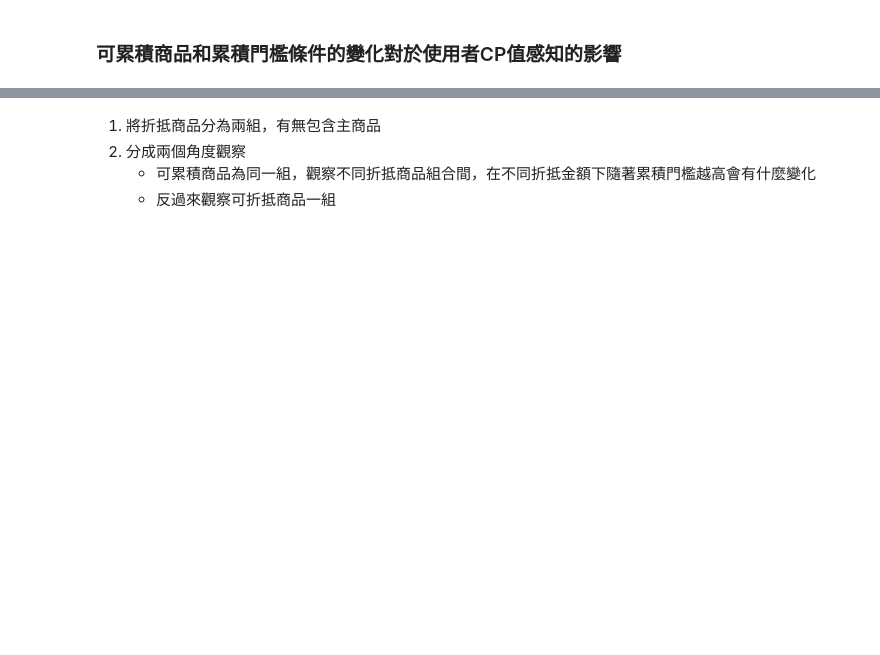
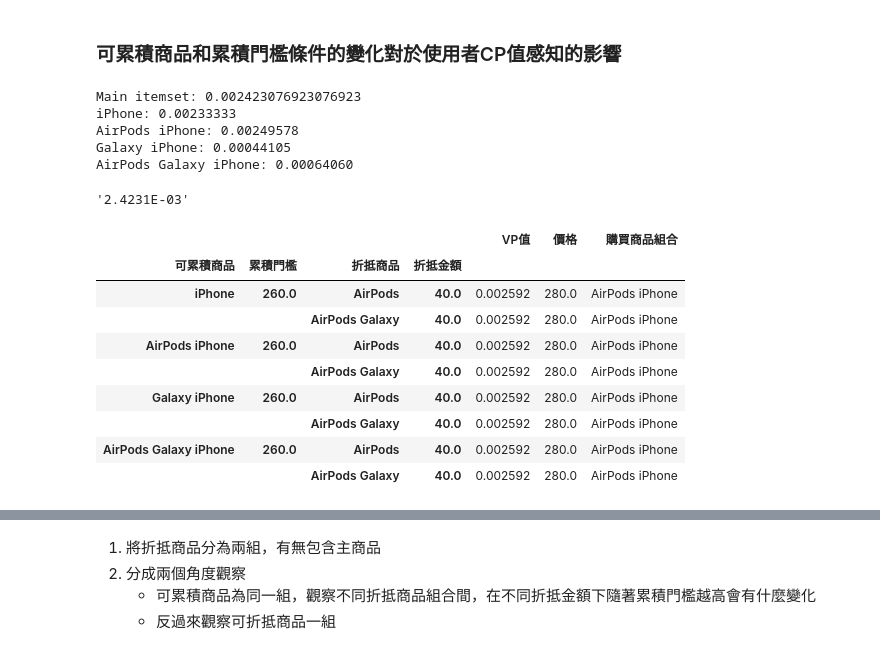
Before and after one commit to Cerulean0601/thesis, a Jupyter notebook: Greedy.ipynb, the cells around one changed output, grey strips where cells are left out. Drawn from its saved outputs; the diff is of its cells as text; code cells hidden in the pictures; blank space fills up the shorter version.

```diff
--- a/Greedy.ipynb
+++ b/Greedy.ipynb
@@ -241,9 +289,19 @@ df = df.reorder_levels(['可累積商品', '累積門檻', '折抵金額', '折
 # %%
-coupon_test = Coupon(520, itemset["Galaxy iPhone"], 13, itemset["iPhone"])
-graph._initNode("0")
-print("Main itemset: {0}".format(user_proxy._mainItemsetVP("0", itemset["Galaxy"])))
+coupon_test = Coupon(270, itemset["AirPods Galaxy iPhone"], 40, itemset["AirPods"])
+graph._initNode(user_id)
+print("Main itemset: {0}".format(user_proxy._mainItemsetVP(user_id, main_itemset)))
 
 for id, obj in itemset:
-    if itemset.issubset(itemset["Galaxy"], obj):
-        VP = user_proxy._addtionallyAdoptVP("0", itemset["Galaxy"], obj, coupon_test)
+    if itemset.issubset(main_itemset, obj):
+        VP = user_proxy._addtionallyAdoptVP(user_id, main_itemset, obj, coupon_test)
         print("{0}: {1:.8f}".format(id, VP))
+# %% [output]
+Main itemset: 0.002423076923076923
+iPhone: 0.00233333
+AirPods iPhone: 0.00249578
+Galaxy iPhone: 0.00044105
+AirPods Galaxy iPhone: 0.00064060
+# %%
+"{0:.4E}".format(user_proxy._mainItemsetVP(user_id, main_itemset))
+# %% [output]
+'2.4231E-03'
@@ -250 +310,14 @@ for id, obj in itemset:
+# %%
+df.loc[(df['價格'] > main_itemset.price) & (df['VP值'] > 0.002423076923076923)]
+# %% [output]
+|  |  |  |  | VP值 | 價格 | 購買商品組合 |
+| 可累積商品 | 累積門檻 | 折抵商品 | 折抵金額 |  |  |  |
+| iPhone | 260.0 | AirPods | 40.0 | 0.002592 | 280.0 | AirPods iPhone |
+|  |  | AirPods Galaxy | 40.0 | 0.002592 | 280.0 | AirPods iPhone |
+| AirPods iPhone | 260.0 | AirPods | 40.0 | 0.002592 | 280.0 | AirPods iPhone |
+|  |  | AirPods Galaxy | 40.0 | 0.002592 | 280.0 | AirPods iPhone |
+| Galaxy iPhone | 260.0 | AirPods | 40.0 | 0.002592 | 280.0 | AirPods iPhone |
+|  |  | AirPods Galaxy | 40.0 | 0.002592 | 280.0 | AirPods iPhone |
+| AirPods Galaxy iPhone | 260.0 | AirPods | 40.0 | 0.002592 | 280.0 | AirPods iPhone |
+|  |  | AirPods Galaxy | 40.0 | 0.002592 | 280.0 | AirPods iPhone |
 # %%
```
Also changed, not shown: parts of 11 cells of this notebook, 4 other files.
